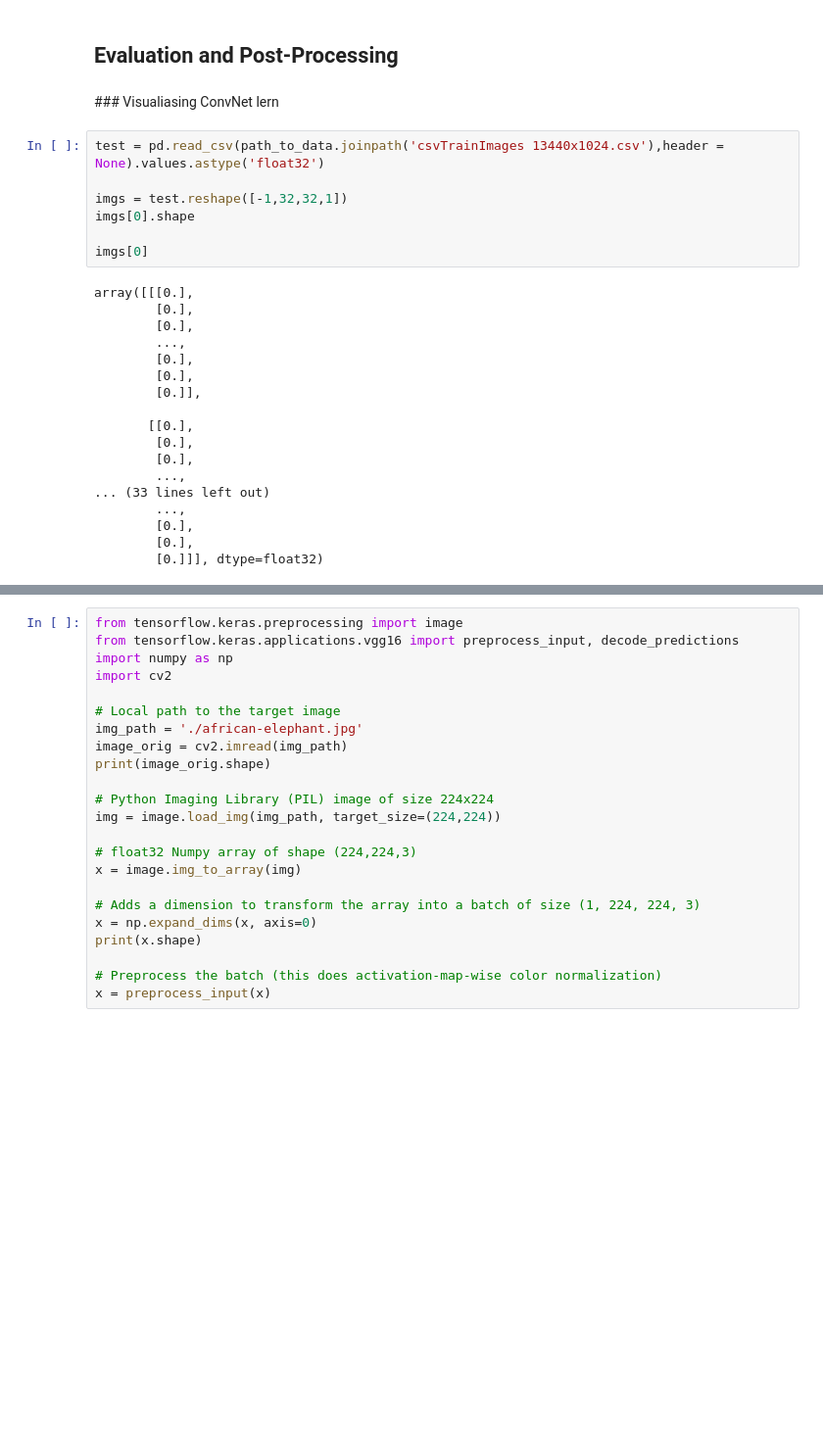
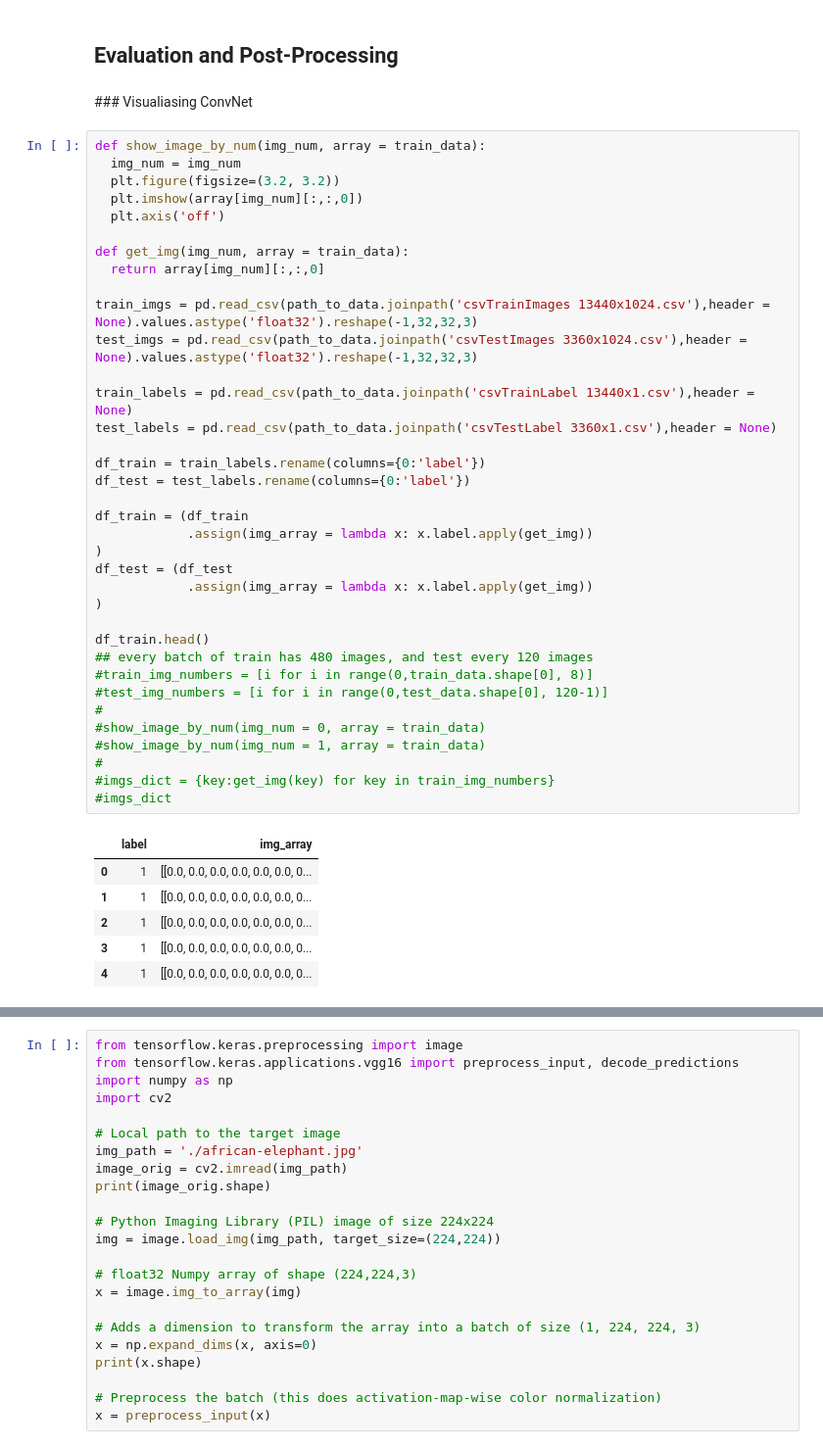
Before and after one commit to bernardo-cruz/DLV03_Project, a Jupyter notebook: arabic_mnist.ipynb, the cells around one changed output, grey strips where cells are left out. Shown at 98% size. Drawn from its saved outputs; the diff is of its cells as text; blank space fills up the shorter version.

```diff
--- a/arabic_mnist.ipynb
+++ b/arabic_mnist.ipynb
@@ -1062,32 +1089,50 @@ test loss, test acc: [0.202440083026886, 0.9502975940704346]
 # %% [markdown]
 ## Evaluation and Post-Processing
 # %% [markdown]
-### Visualiasing ConvNet lern
+### Visualiasing ConvNet
-# %%
-test = pd.read_csv(path_to_data.joinpath('csvTrainImages 13440x1024.csv'),header = None).values.astype('float32')
-
-imgs = test.reshape([-1,32,32,1])
-imgs[0].shape
-
-imgs[0]
-# %% [output]
-array([[[0.],
-        [0.],
-        [0.],
-        ...,
-        [0.],
-        [0.],
-        [0.]],
-
-       [[0.],
-        [0.],
-        [0.],
-        ...,
-... (33 lines left out)
-        ...,
-        [0.],
-        [0.],
-        [0.]]], dtype=float32)
+# %%
+def show_image_by_num(img_num, array = train_data):
+  img_num = img_num
+  plt.figure(figsize=(3.2, 3.2))
+  plt.imshow(array[img_num][:,:,0])
+  plt.axis('off')
+
+def get_img(img_num, array = train_data):
+  return array[img_num][:,:,0]
+
+train_imgs = pd.read_csv(path_to_data.joinpath('csvTrainImages 13440x1024.csv'),header = None).values.astype('float32').reshape(-1,32,32,3)
+test_imgs = pd.read_csv(path_to_data.joinpath('csvTestImages 3360x1024.csv'),header = None).values.astype('float32').reshape(-1,32,32,3)
+
+train_labels = pd.read_csv(path_to_data.joinpath('csvTrainLabel 13440x1.csv'),header = None)
+test_labels = pd.read_csv(path_to_data.joinpath('csvTestLabel 3360x1.csv'),header = None)
+
+df_train = train_labels.rename(columns={0:'label'})
+df_test = test_labels.rename(columns={0:'label'})
+
+df_train = (df_train
+            .assign(img_array = lambda x: x.label.apply(get_img))
+)
+df_test = (df_test
+            .assign(img_array = lambda x: x.label.apply(get_img))
+)
+
+df_train.head()
+## every batch of train has 480 images, and test every 120 images
+#train_img_numbers = [i for i in range(0,train_data.shape[0], 8)]
+#test_img_numbers = [i for i in range(0,test_data.shape[0], 120-1)]
+#
+#show_image_by_num(img_num = 0, array = train_data)
+#show_image_by_num(img_num = 1, array = train_data)
+#
+#imgs_dict = {key:get_img(key) for key in train_img_numbers}
+#imgs_dict
+# %% [output]
+|  | label | img_array |
+| 0 | 1 | [[0.0, 0.0, 0.0, 0.0, 0.0, 0.0, 0... |
+| 1 | 1 | [[0.0, 0.0, 0.0, 0.0, 0.0, 0.0, 0... |
+| 2 | 1 | [[0.0, 0.0, 0.0, 0.0, 0.0, 0.0, 0... |
+| 3 | 1 | [[0.0, 0.0, 0.0, 0.0, 0.0, 0.0, 0... |
+| 4 | 1 | [[0.0, 0.0, 0.0, 0.0, 0.0, 0.0, 0... |
 # %%
 from tensorflow.keras.preprocessing import image
 import numpy as np
```
Also changed, not shown: parts of 9 cells of this notebook, 4 other files.
